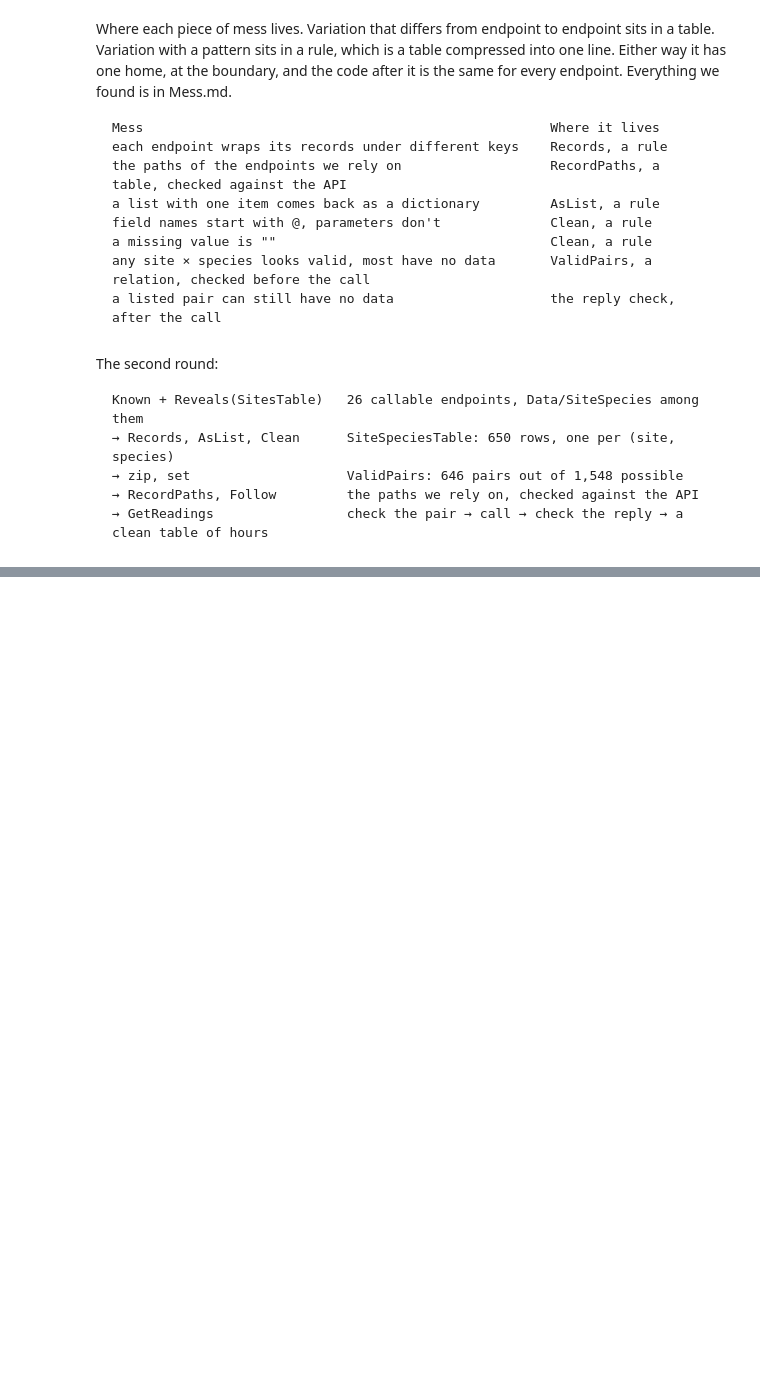
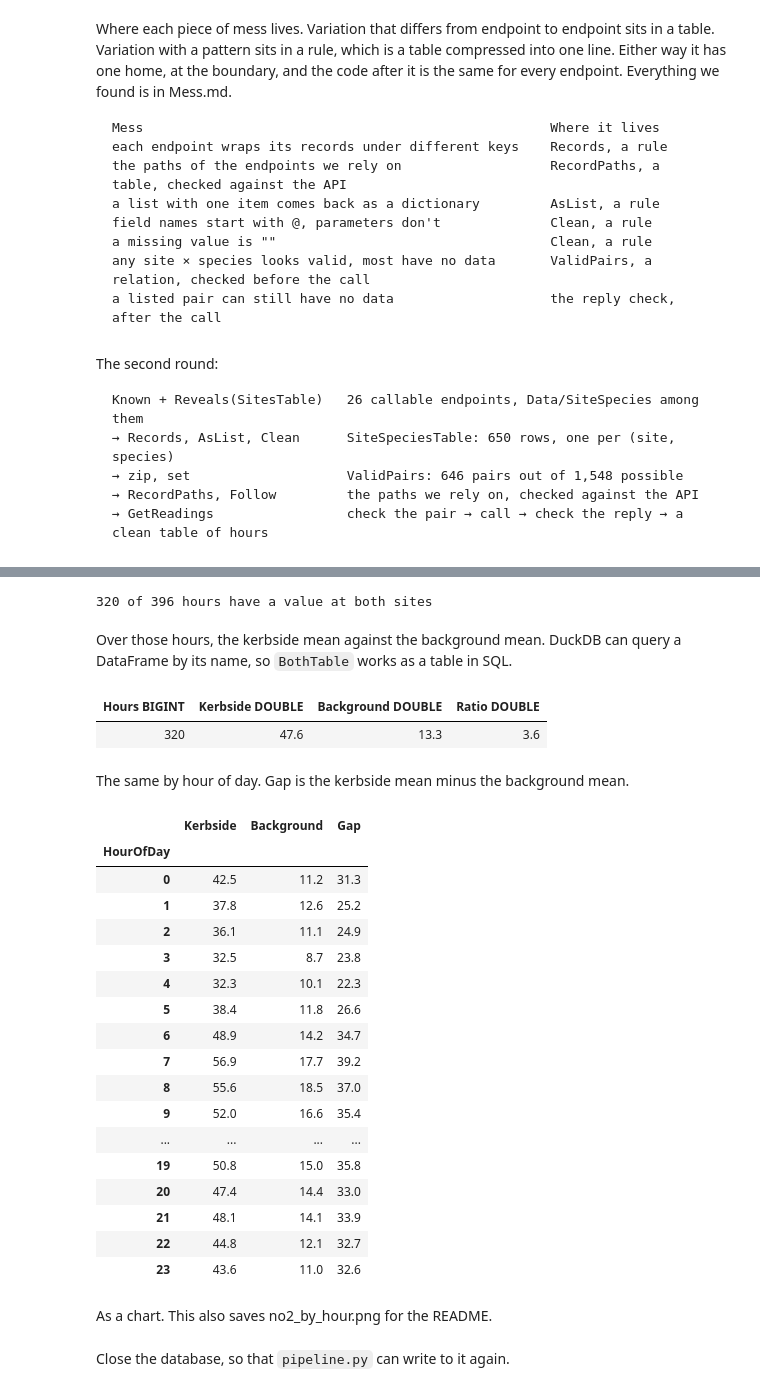
Before and after one commit to KPS25FX/london-air-quality, a Jupyter notebook: Presentation.ipynb, the cells around one changed output, grey strips where cells are left out. Saved outputs shown, nothing was run; the diff lists cells and outputs as text; code cells hidden in the pictures; blank space fills up the shorter version.

```diff
--- a/Presentation.ipynb
+++ b/Presentation.ipynb
@@ -377,0 +495,3 @@ Known + Reveals(SitesTable)   26 callable endpoints, Data/SiteSpecies among them
+# %%
+Database = duckdb.connect("air.duckdb", read_only=True)
+Database.sql("SELECT * FROM runs ORDER BY RunAt")
@@ -377,0 +534,57 @@ Known + Reveals(SitesTable)   26 callable endpoints, Data/SiteSpecies among them
+# %%
+HourlyTable: pandas.DataFrame = Database.sql("""
+SELECT "@MeasurementDateGMT" AS Hour,
+       avg("@Value") FILTER (WHERE "@SiteType" = 'Kerbside')         AS Kerbside,
+       avg("@Value") FILTER (WHERE "@SiteType" = 'Urban Background') AS Background
+FROM readings JOIN sites ON SiteCode = "@SiteCode"
+WHERE SpeciesCode = 'NO2'
+GROUP BY Hour
+ORDER BY Hour
+""").df()
+BothTable: pandas.DataFrame = HourlyTable.dropna()
+print(len(BothTable), "of", len(HourlyTable), "hours have a value at both sites")
+# %% [output]
+320 of 396 hours have a value at both sites
+# %% [markdown]
+Over those hours, the kerbside mean against the background mean. DuckDB can query a DataFrame by its name, so `BothTable` works as a table in SQL.
+# %%
+Database.sql("""
+SELECT count(*) AS Hours, round(avg(Kerbside), 1) AS Kerbside, round(avg(Background), 1) AS Background,
+       round(avg(Kerbside) / avg(Background), 1) AS Ratio
+FROM BothTable
+""")
+# %% [output]
+| Hours BIGINT | Kerbside DOUBLE | Background DOUBLE | Ratio DOUBLE |
+| 320 | 47.6 | 13.3 | 3.6 |
+# %% [markdown]
+The same by hour of day. Gap is the kerbside mean minus the background mean.
+# %%
+ByHourOfDay: pandas.DataFrame = Database.sql("""
+SELECT hour(Hour) AS HourOfDay, round(avg(Kerbside), 1) AS Kerbside, round(avg(Background), 1) AS Background,
+       round(avg(Kerbside) - avg(Background), 1) AS Gap
+FROM BothTable
+GROUP BY HourOfDay
+ORDER BY HourOfDay
+""").df().set_index("HourOfDay")
+ByHourOfDay
+# %% [output]
+|  | Kerbside | Background | Gap |
+| HourOfDay |  |  |  |
+| 0 | 42.5 | 11.2 | 31.3 |
+| 1 | 37.8 | 12.6 | 25.2 |
+| 2 | 36.1 | 11.1 | 24.9 |
+| 3 | 32.5 | 8.7 | 23.8 |
+| 4 | 32.3 | 10.1 | 22.3 |
+| 5 | 38.4 | 11.8 | 26.6 |
+| 6 | 48.9 | 14.2 | 34.7 |
+| 7 | 56.9 | 17.7 | 39.2 |
+| 8 | 55.6 | 18.5 | 37.0 |
+| 9 | 52.0 | 16.6 | 35.4 |
+| ... | ... | ... | ... |
+| 19 | 50.8 | 15.0 | 35.8 |
+| 20 | 47.4 | 14.4 | 33.0 |
+| 21 | 48.1 | 14.1 | 33.9 |
+| 22 | 44.8 | 12.1 | 32.7 |
+| 23 | 43.6 | 11.0 | 32.6 |
+# %% [markdown]
+As a chart. This also saves no2_by_hour.png for the README.
@@ -377,0 +595,2 @@ Known + Reveals(SitesTable)   26 callable endpoints, Data/SiteSpecies among them
+# %% [markdown]
+Close the database, so that `pipeline.py` can write to it again.
```
Also changed, not shown: parts of 22 cells of this notebook, 6 other files.
